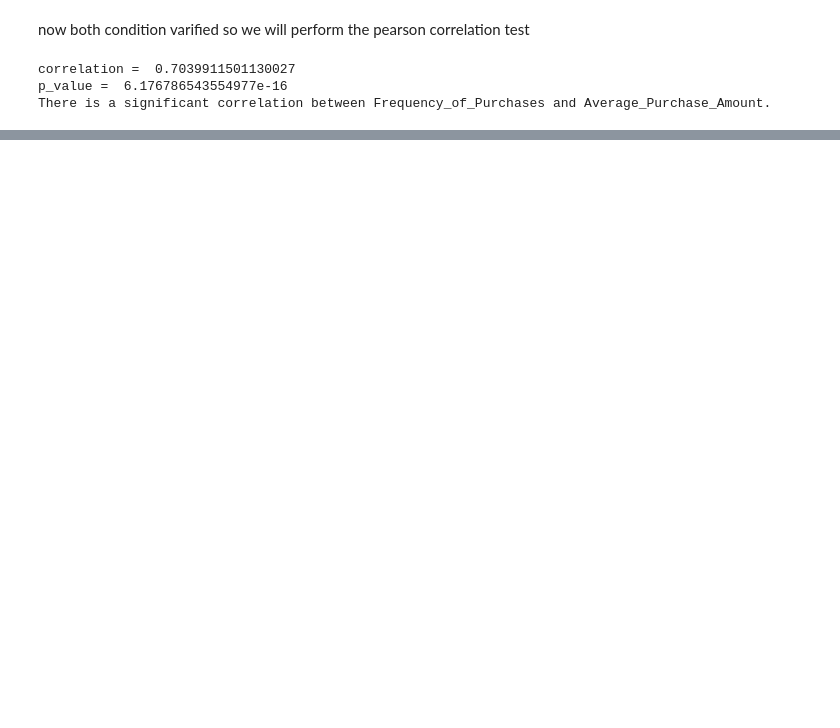
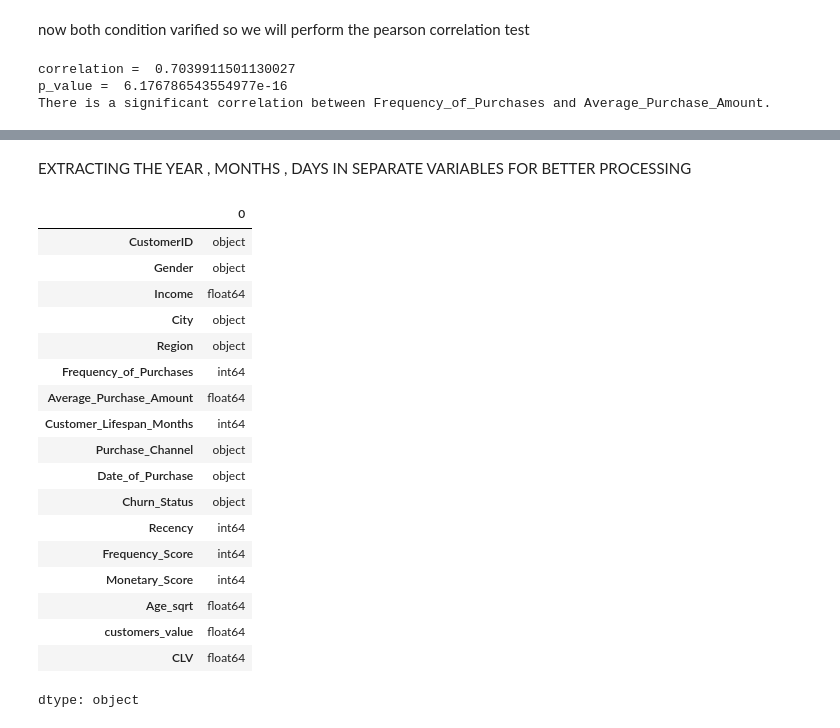
Before and after one commit to ABBAS-37405/PYTHON-AND-DATA-SCIENCE, a Jupyter notebook: dataclean.ipynb, the cells around one changed output, grey strips where cells are left out. Drawn from its saved outputs; the diff is of its cells as text; code cells hidden in the pictures; blank space fills up the shorter version.

```diff
--- a/dataclean.ipynb
+++ b/dataclean.ipynb
@@ -963,0 +1072,4 @@ There is a significant correlation between Frequency_of_Purchases and Average_Pu
+# %%
+preprocessed_data['customers_value']=preprocessed_data['Frequency_of_Purchases']*preprocessed_data['Average_Purchase_Amount']
+preprocessed_data.drop('Tot_Purch_Amount',axis=1,inplace=True)
+preprocessed_data.head()
@@ -963,0 +1085,3 @@ There is a significant correlation between Frequency_of_Purchases and Average_Pu
+# %%
+preprocessed_data['CLV']=preprocessed_data['customers_value']*preprocessed_data['Customer_Lifespan_Months']
+preprocessed_data.head()
@@ -963,0 +1095,24 @@ There is a significant correlation between Frequency_of_Purchases and Average_Pu
+# %% [markdown]
+EXTRACTING THE YEAR , MONTHS , DAYS IN SEPARATE VARIABLES FOR BETTER PROCESSING
+# %%
+preprocessed_data.dtypes
+# %% [output]
+|  | 0 |
+| CustomerID | object |
+| Gender | object |
+| Income | float64 |
+| City | object |
+| Region | object |
+| Frequency_of_Purchases | int64 |
+| Average_Purchase_Amount | float64 |
+| Customer_Lifespan_Months | int64 |
+| Purchase_Channel | object |
+| Date_of_Purchase | object |
+| Churn_Status | object |
+| Recency | int64 |
+| Frequency_Score | int64 |
+| Monetary_Score | int64 |
+| Age_sqrt | float64 |
+| customers_value | float64 |
+| CLV | float64 |
+dtype: object
```
Also changed, not shown: parts of 16 cells of this notebook.
